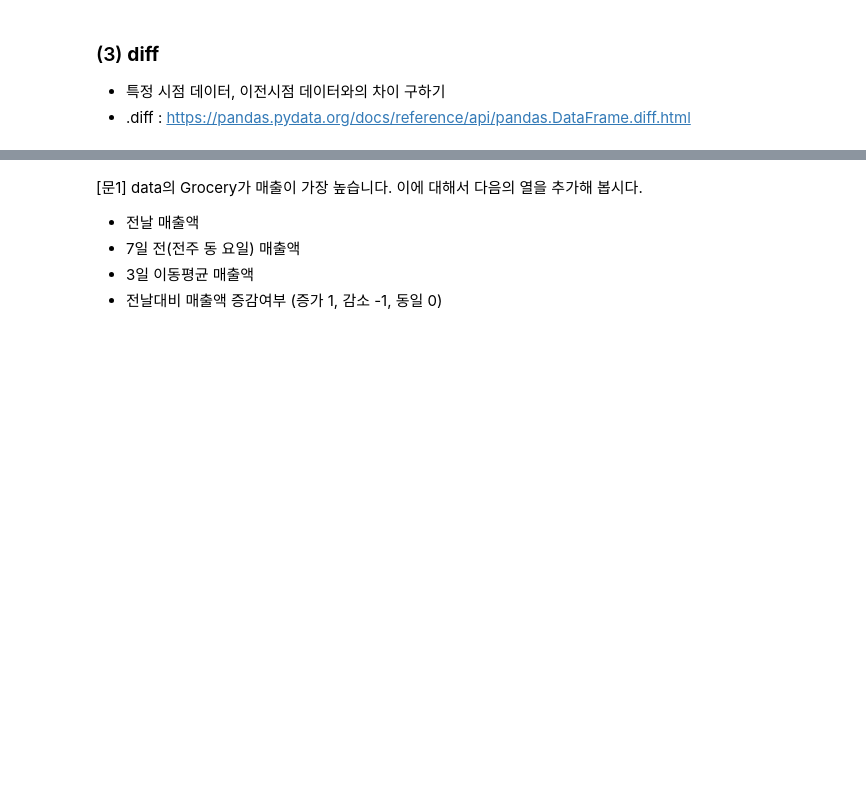
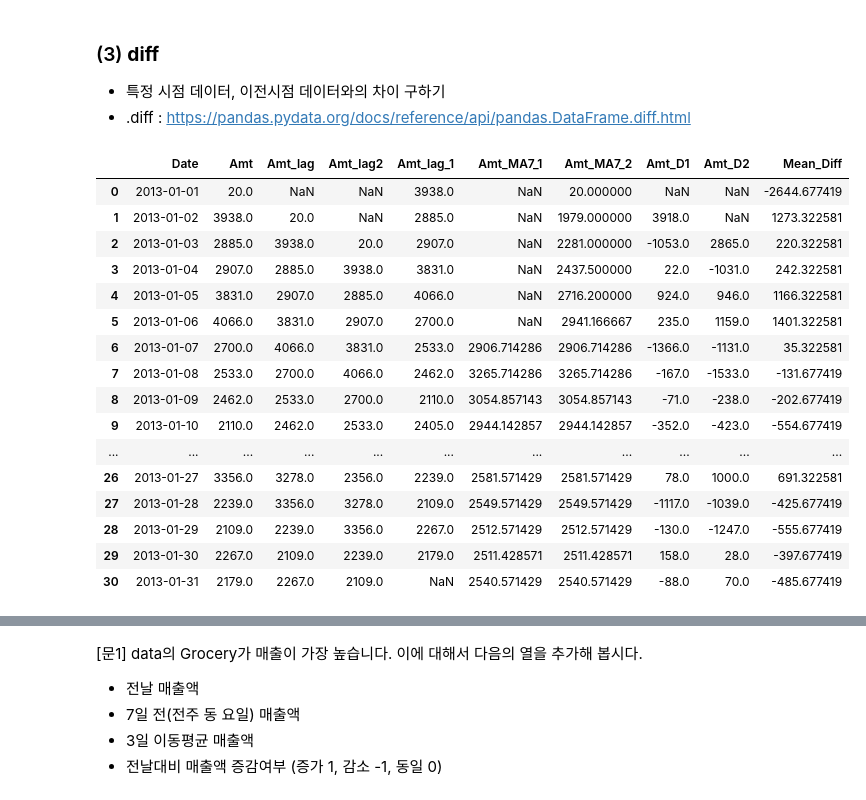
Before and after one commit to JReal2/aivle6-practice, a Jupyter notebook: data-processing/chapter 03. 시계열 데이터 처리.ipynb, the cells around one changed output, grey strips where cells are left out. Cells and saved outputs as stored; diff of their text form; code cells hidden in the pictures; blank space fills up the shorter version.

Commit message:
time series data

```diff
--- a/data-processing/chapter 03. 시계열 데이터 처리.ipynb
+++ b/data-processing/chapter 03. 시계열 데이터 처리.ipynb
@@ -91,0 +172,6 @@ date.dt.day_name()
+# %%
+data['Date'] = pd.to_datetime(data['Date'])
+# %%
+data['Weekday'] = data['Date'].dt.day_name()
+data['Week'] = data['Date'].dt.isocalendar().week
+display(data)
@@ -127,8 +287,28 @@ temp.head(10)
 # %%
 # 7일 이동평균 매출액을 구해 봅시다.
 temp['Amt_D1'] = temp['Amt'].diff()
 temp['Amt_D2'] = temp['Amt'].diff(2)
-temp.head(10)
+temp['Mean_Diff'] = temp['Amt'] - temp['Amt'].mean()
+
+display(temp)
+# %% [output]
+|  | Date | Amt | Amt_lag | Amt_lag2 | Amt_lag_1 | Amt_MA7_1 | Amt_MA7_2 | Amt_D1 | Amt_D2 | Mean_Diff |
+| 0 | 2013-01-01 | 20.0 | NaN | NaN | 3938.0 | NaN | 20.000000 | NaN | NaN | -2644.677419 |
+| 1 | 2013-01-02 | 3938.0 | 20.0 | NaN | 2885.0 | NaN | 1979.000000 | 3918.0 | NaN | 1273.322581 |
+| 2 | 2013-01-03 | 2885.0 | 3938.0 | 20.0 | 2907.0 | NaN | 2281.000000 | -1053.0 | 2865.0 | 220.322581 |
+| 3 | 2013-01-04 | 2907.0 | 2885.0 | 3938.0 | 3831.0 | NaN | 2437.500000 | 22.0 | -1031.0 | 242.322581 |
+| 4 | 2013-01-05 | 3831.0 | 2907.0 | 2885.0 | 4066.0 | NaN | 2716.200000 | 924.0 | 946.0 | 1166.322581 |
+| 5 | 2013-01-06 | 4066.0 | 3831.0 | 2907.0 | 2700.0 | NaN | 2941.166667 | 235.0 | 1159.0 | 1401.322581 |
+| 6 | 2013-01-07 | 2700.0 | 4066.0 | 3831.0 | 2533.0 | 2906.714286 | 2906.714286 | -1366.0 | -1131.0 | 35.322581 |
+| 7 | 2013-01-08 | 2533.0 | 2700.0 | 4066.0 | 2462.0 | 3265.714286 | 3265.714286 | -167.0 | -1533.0 | -131.677419 |
+| 8 | 2013-01-09 | 2462.0 | 2533.0 | 2700.0 | 2110.0 | 3054.857143 | 3054.857143 | -71.0 | -238.0 | -202.677419 |
+| 9 | 2013-01-10 | 2110.0 | 2462.0 | 2533.0 | 2405.0 | 2944.142857 | 2944.142857 | -352.0 | -423.0 | -554.677419 |
+| ... | ... | ... | ... | ... | ... | ... | ... | ... | ... | ... |
+| 26 | 2013-01-27 | 3356.0 | 3278.0 | 2356.0 | 2239.0 | 2581.571429 | 2581.571429 | 78.0 | 1000.0 | 691.322581 |
+| 27 | 2013-01-28 | 2239.0 | 3356.0 | 3278.0 | 2109.0 | 2549.571429 | 2549.571429 | -1117.0 | -1039.0 | -425.677419 |
+| 28 | 2013-01-29 | 2109.0 | 2239.0 | 3356.0 | 2267.0 | 2512.571429 | 2512.571429 | -130.0 | -1247.0 | -555.677419 |
+| 29 | 2013-01-30 | 2267.0 | 2109.0 | 2239.0 | 2179.0 | 2511.428571 | 2511.428571 | 158.0 | 28.0 | -397.677419 |
+| 30 | 2013-01-31 | 2179.0 | 2267.0 | 2109.0 | NaN | 2540.571429 | 2540.571429 | -88.0 | 70.0 | -485.677419 |
 # %% [markdown]
 <img src='https://raw.githubusercontent.com/jangrae/img/master/practice_01.png' width=120 align="left"/>
 # %% [markdown]
```
Also changed, not shown: parts of 17 cells of this notebook, 3 other files.
